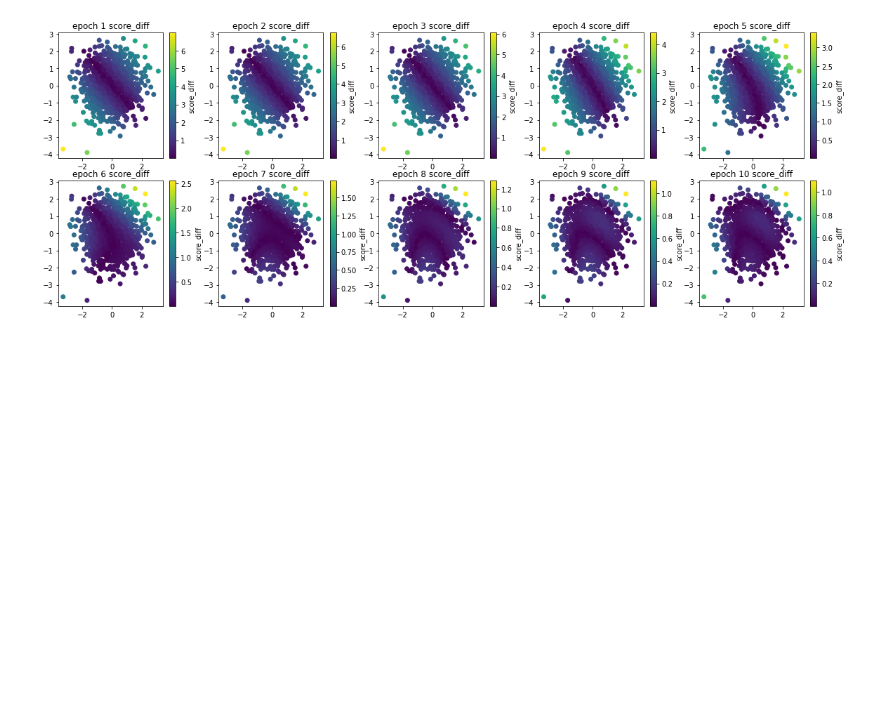
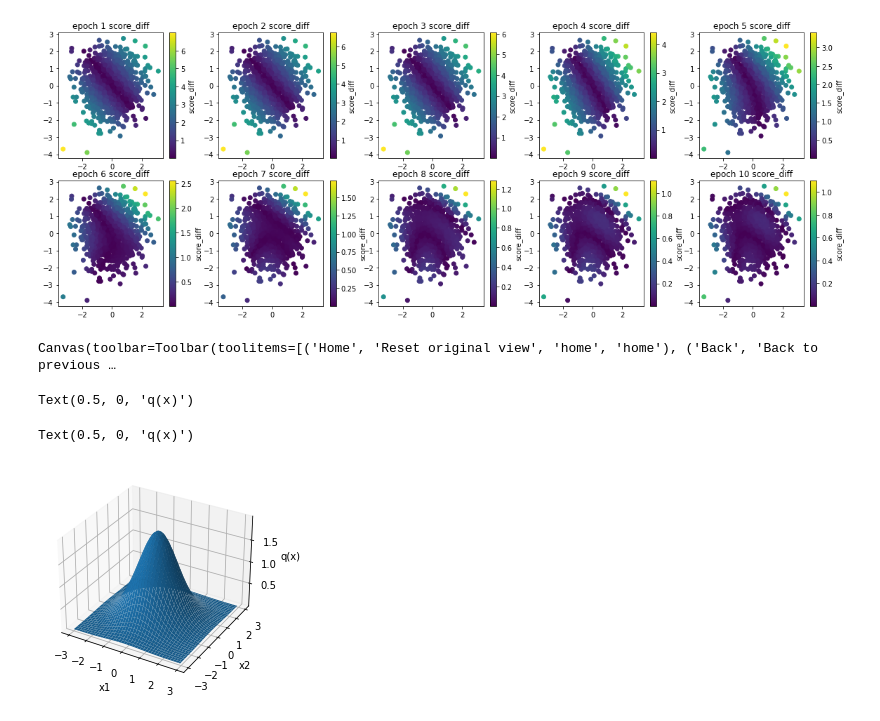
Before and after one commit to joshcbrown/Vacation-Scholarship-2022, a Jupyter notebook: visualisations.ipynb, the cells around one changed output. Drawn from its saved outputs; the diff is of its cells as text; code cells hidden in the pictures; blank space fills up the shorter version.

```diff
--- a/visualisations.ipynb
+++ b/visualisations.ipynb
@@ -41,0 +57,48 @@ plot_all('score_diff', 'outputs/score/', 'score swish')
+# %%
+# visualising with score difference as fourth dimension - doesn't really workmost of the time since the score approximation is quite good everywhere
+%matplotlib widget
+model = torch.load('model.pt')
+model.eval()
+
+fig = plt.figure()
+ax = fig.add_subplot(projection='3d')
+zs = vector.detach().numpy()
+Z = zs.reshape(X.shape)
+
+# colour with score_diff
+minn, maxx = score_diff.min(), score_diff.max()
+norm = matplotlib.colors.Normalize(minn, maxx)
+m = plt.cm.ScalarMappable(norm=norm, cmap='Reds')
+m.set_array([])
+fcolors = m.to_rgba(score_diff.detach().numpy())
+
+ax.plot_surface(X, Y, np.exp(Z), rstride=1, cstride=1, facecolors=fcolors, vmin=minn, vmax=maxx, shade=False)
+
+ax.set_xlabel('x1')
+ax.set_ylabel('x2')
+ax.set_zlabel('q(x)')
+# %% [output]
+Canvas(toolbar=Toolbar(toolitems=[('Home', 'Reset original view', 'home', 'home'), ('Back', 'Back to previous …
+Text(0.5, 0, 'q(x)')
+# %%
+model = torch.load('model.pt')
+model.eval()
+
+
+x = y = np.arange(-3.0, 3.0, 0.05)
+X, Y = np.meshgrid(x, y)
+data = torch.Tensor(np.stack((np.ravel(X), np.ravel(Y)), axis=1))
+zs = model(data).detach().numpy()
+Z = zs.reshape(X.shape)
+
+
+fig = plt.figure()
+ax = fig.add_subplot(projection='3d')
+ax.plot_surface(X, Y, np.exp(Z))
+
+ax.set_xlabel('x1')
+ax.set_ylabel('x2')
+ax.set_zlabel('q(x)')
+# %% [output]
+Text(0.5, 0, 'q(x)')
+[figure, added]
```
Also changed, not shown: parts of 4 cells of this notebook, 2 other files.
